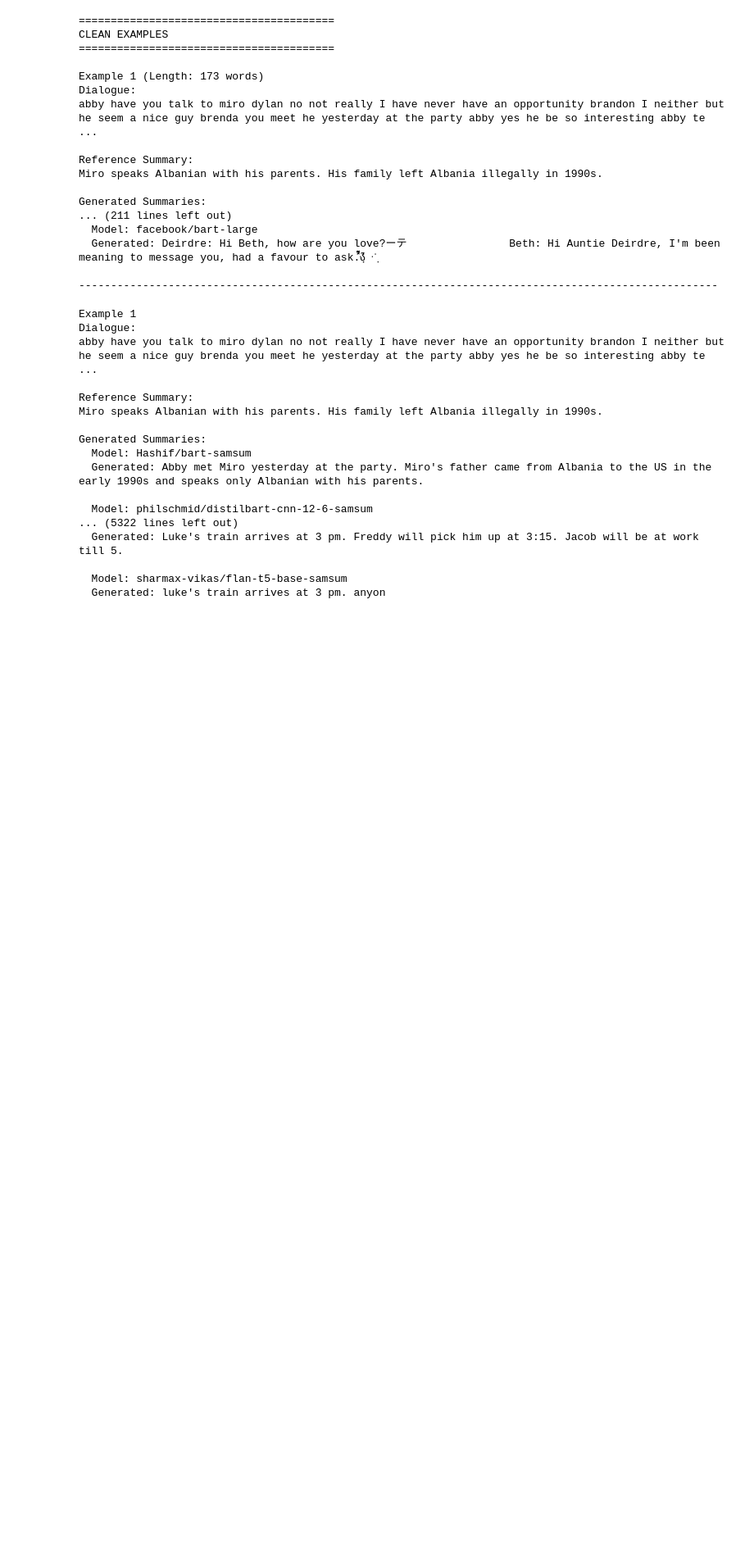
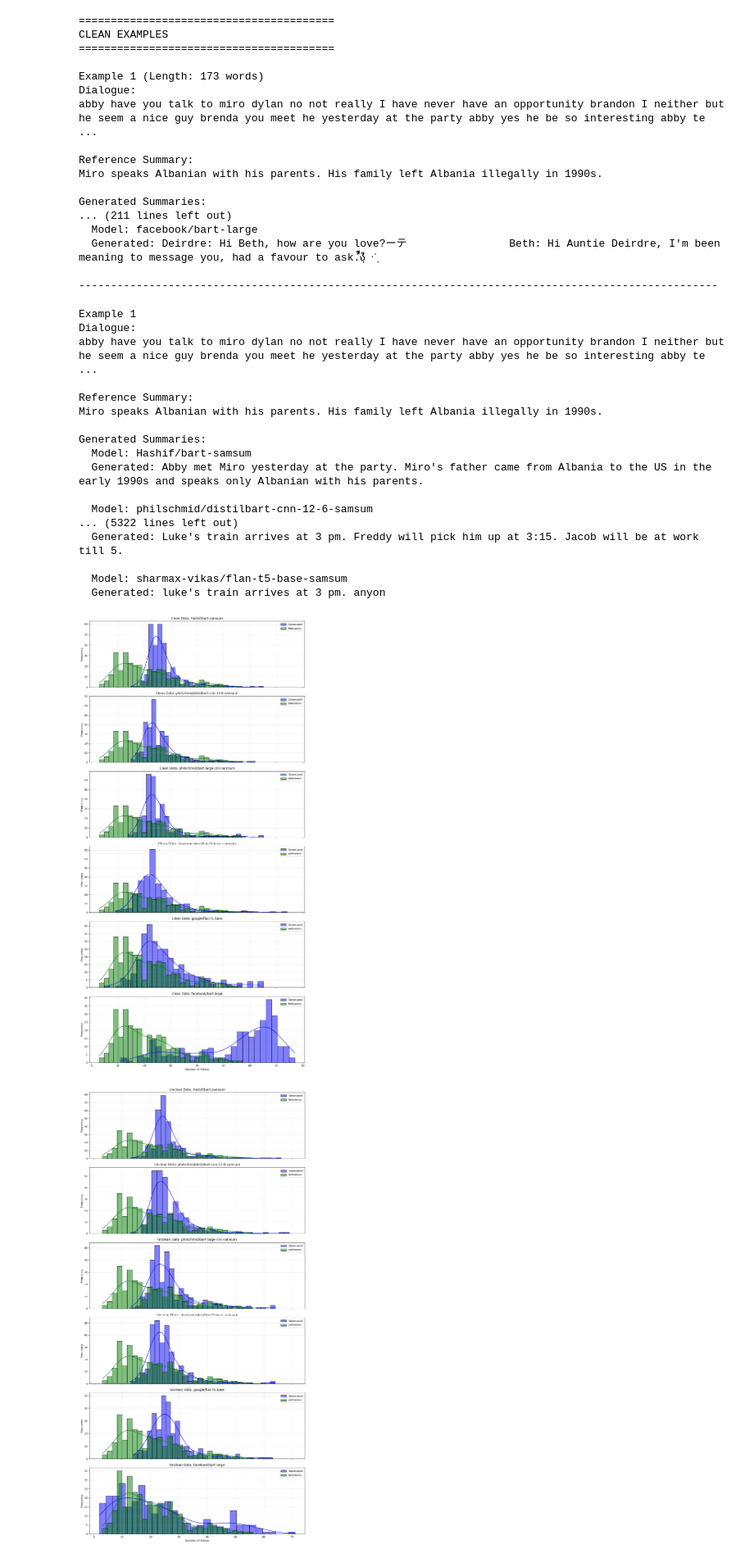
Before and after one commit to Hash-if-vs/summarisation_pipeline, a Jupyter notebook: notebooks/qualitative_analysis.ipynb, the cells around one changed output. Shown at 82% size. Cells and saved outputs as stored; diff of their text form; code cells hidden in the pictures; blank space fills up the shorter version.

```diff
--- a/notebooks/qualitative_analysis.ipynb
+++ b/notebooks/qualitative_analysis.ipynb
@@ -92,0 +141,5 @@ if torch.cuda.is_available():
+# %%
+plot_model_summary_distributions(clean_df, unclean_df, save_dir='..plots/')
+# %% [output]
+[figure, added]
+[figure, added]
```
Also changed, not shown: parts of 1 cell of this notebook, 4 other files.
